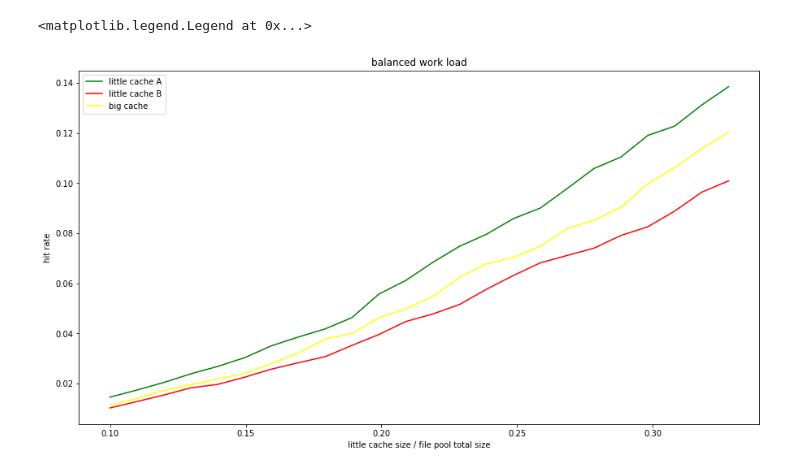
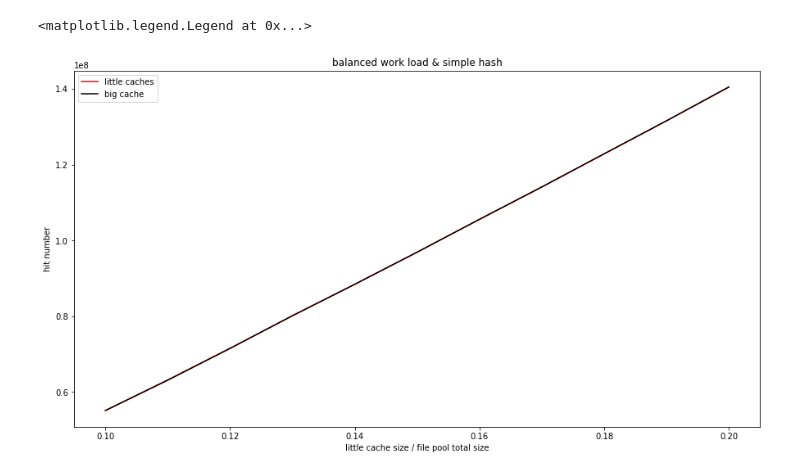
Before and after one commit to Peixuan670/cache_simulation, a Jupyter notebook: cache_simu.ipynb, the cells around one changed output. Saved outputs shown, nothing was run; the diff lists cells and outputs as text; code cells hidden in the pictures.

```diff
--- a/cache_simu.ipynb
+++ b/cache_simu.ipynb
@@ -96,5 +138,6 @@ class Server:                                       # 服务器(cache)
 # %%
-FILE_NUM = int(1e2)
-REQUEST_NUM = int(1e4)
+FILE_NUM = int(1e4)
+REQUEST_NUM = int(1e5)
+CACHE_NUMBER = 4
 # %%
 client_balenced = Client(FILE_NUM, REQUEST_NUM)
@@ -130,32 +156,27 @@ plt.imshow(client_imbalenced.trace.reshape((FILE_NUM, REQUEST_NUM)), aspect='aut
 # %%
-little_server_a_hit_rate = []
-little_server_b_hit_rate = []
+small_server_hit_rate = []
+small_server_hit_number = []
 big_server_hit_rate = []
+big_server_hit_number = []
+
 cache_size_array = []
-for cache_size in range(client_balenced.file_pool_size // 10, client_balenced.file_pool_size // 3, client_balenced.file_pool_size // 100):
+for cache_size in range(client_balenced.file_pool_size // 10, client_balenced.file_pool_size // 5, client_balenced.file_pool_size // 100):
     cache_size_array.append(cache_size / client_balenced.file_pool_size)
-    little_server_a = Server(cache_size)
-    little_server_b = Server(cache_size)
-    big_server = Server(cache_size * 2)
+    hash_dispatcher = Dispatcher(FILE_NUM, cache_size, CACHE_NUMBER)
     for request_file in client_balenced.make_requests():
-        if request_file.fid & 0b10:
-            little_server_a.handle(request_file)
-        else:
-            little_server_b.handle(request_file)
-    little_server_a_hit_rate.append(little_server_a.hit_rate())
-    little_server_b_hit_rate.append(little_server_b.hit_rate())
-    for request_file in client_balenced.make_requests():
-        big_server.handle(request_file)
-    big_server_hit_rate.append(big_server.hit_rate())
+        hash_dispatcher.handle_requests(request_file)
+    small_server_hit_rate.append([i.hit_rate() for i in hash_dispatcher.small_caches])
+    small_server_hit_number.append(sum([i.hit_count for i in hash_dispatcher.small_caches]))
+    big_server_hit_rate.append(hash_dispatcher.big_cache.hit_rate())
+    big_server_hit_number.append(hash_dispatcher.big_cache.hit_count)
 # %%
 plt.figure(figsize=(15,8))
-plt.plot(cache_size_array, little_server_a_hit_rate, color='green', label='little cache A')
-plt.plot(cache_size_array, little_server_b_hit_rate, color='red', label='little cache B')
-plt.plot(cache_size_array, big_server_hit_rate, color='yellow', label='big cache')
+plt.plot(cache_size_array, small_server_hit_number, color='red', label='little caches')
+plt.plot(cache_size_array, big_server_hit_number, color='black', label='big cache')
 plt.xlabel("little cache size / file pool total size")
-plt.ylabel("hit rate")
-plt.title("balanced work load")
+plt.ylabel("hit number")
+plt.title("balanced work load & simple hash")
 plt.legend()
 # %% [output]
 <matplotlib.legend.Legend at 0x...>
-[figure, old version]
+[figure, new version]
```
Also changed, not shown: parts of 13 cells of this notebook, 1 other file.
